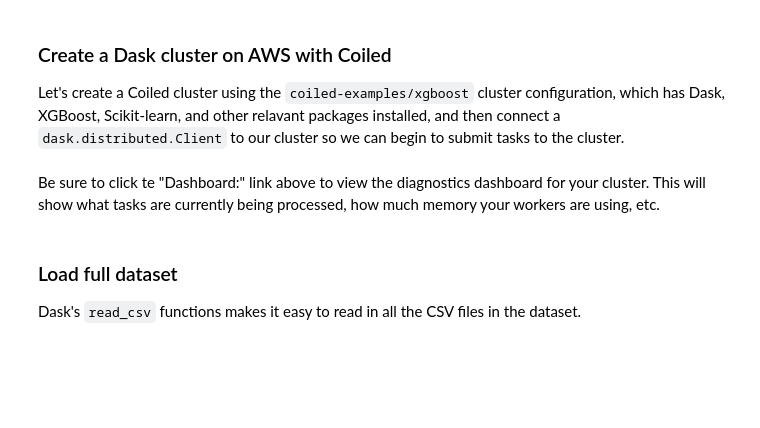
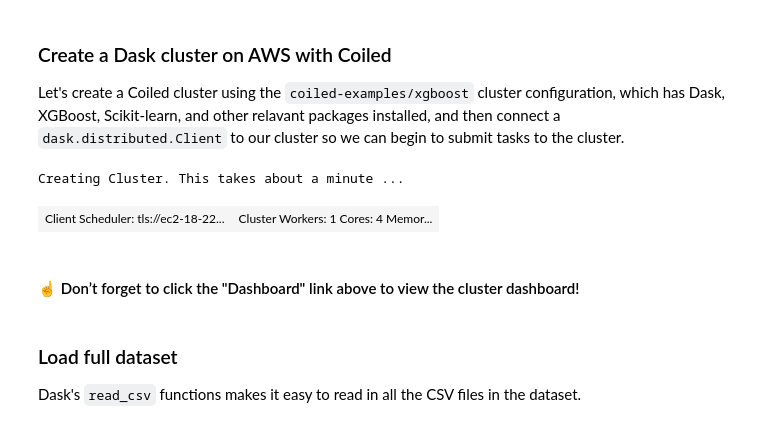
Before and after one commit to coiled/coiled-examples, a Jupyter notebook: scaling-xgboost/scaling-xgboost.ipynb, the cells around one changed output. Drawn from its saved outputs; the diff is of its cells as text; code cells hidden in the pictures; blank space fills up the shorter version.

```diff
--- a/scaling-xgboost/scaling-xgboost.ipynb
+++ b/scaling-xgboost/scaling-xgboost.ipynb
@@ -83,12 +105,15 @@ Let's create a Coiled cluster using the `coiled-examples/xgboost` cluster config
 # %%
 import coiled
 import dask.distributed
 
-cluster = coiled.Cluster(n_workers=10, configuration="mrocklin/xgboost")
+cluster = coiled.Cluster(n_workers=10, configuration="coiled-examples/xgboost")
 client = dask.distributed.Client(cluster)
 client
+# %% [output]
+Creating Cluster. This takes about a minute ...
+| Client Scheduler: tls://ec2-18-22... | Cluster Workers: 1 Cores: 4 Memor... |
-# %% [markdown]
-Be sure to click te "Dashboard:" link above to view the diagnostics dashboard for your cluster. This will show what tasks are currently being processed, how much memory your workers are using, etc.
+# %% [markdown]
+#### ☝️ Don’t forget to click the \"Dashboard\" link above to view the cluster dashboard!
 # %% [markdown]
 ### Load full dataset
 
```
Also changed, not shown: parts of 11 cells of this notebook, 1 other file.
